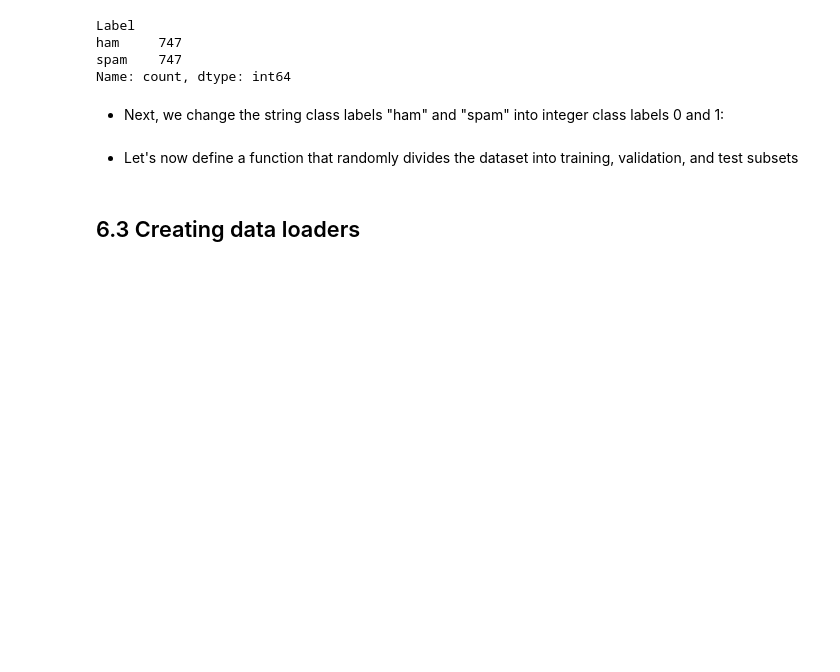
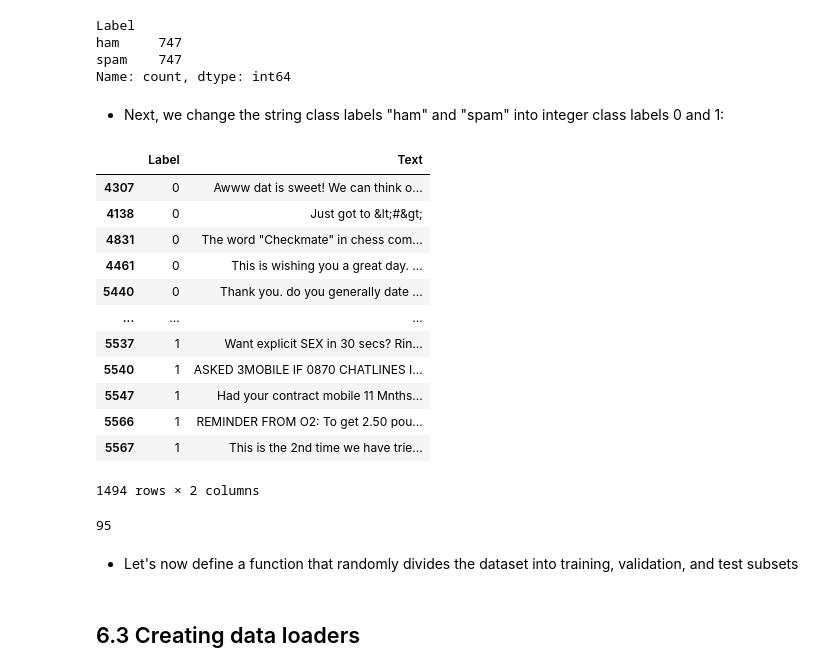
Before and after one commit to DanialArab/Build-a-Large-Language-Model-From-Scratch, a Jupyter notebook: ch06.ipynb, the cells around one changed output. Cells and saved outputs as stored; diff of their text form; code cells hidden in the pictures; blank space fills up the shorter version.

```diff
--- a/ch06.ipynb
+++ b/ch06.ipynb
@@ -156,6 +160,27 @@ Name: count, dtype: int64
 - Next, we change the string class labels "ham" and "spam" into integer class labels 0 and 1:
 # %%
 balanced_df["Label"] = balanced_df["Label"].map({"ham": 0, "spam": 1})
+# %%
+balanced_df
+# %% [output]
+|  | Label | Text |
+| 4307 | 0 | Awww dat is sweet! We can think o... |
+| 4138 | 0 | Just got to &lt;#&gt; |
+| 4831 | 0 | The word "Checkmate" in chess com... |
+| 4461 | 0 | This is wishing you a great day. ... |
+| 5440 | 0 | Thank you. do you generally date ... |
+| ... | ... | ... |
+| 5537 | 1 | Want explicit SEX in 30 secs? Rin... |
+| 5540 | 1 | ASKED 3MOBILE IF 0870 CHATLINES I... |
+| 5547 | 1 | Had your contract mobile 11 Mnths... |
+| 5566 | 1 | REMINDER FROM O2: To get 2.50 pou... |
+| 5567 | 1 | This is the 2nd time we have trie... |
+1494 rows × 2 columns
+# %%
+import numpy as np
+np.max([len(d.split()) for d in balanced_df['Text']])
+# %% [output]
+95
 # %% [markdown]
 - Let's now define a function that randomly divides the dataset into training, validation, and test subsets
 # %%
```
Also changed, not shown: parts of 6 cells of this notebook.
